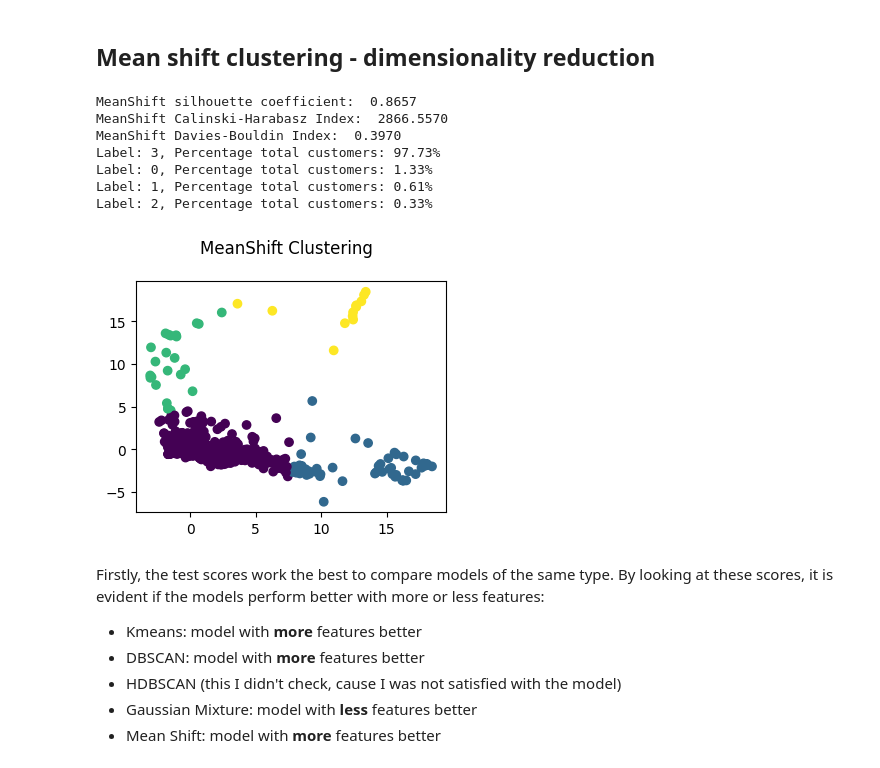
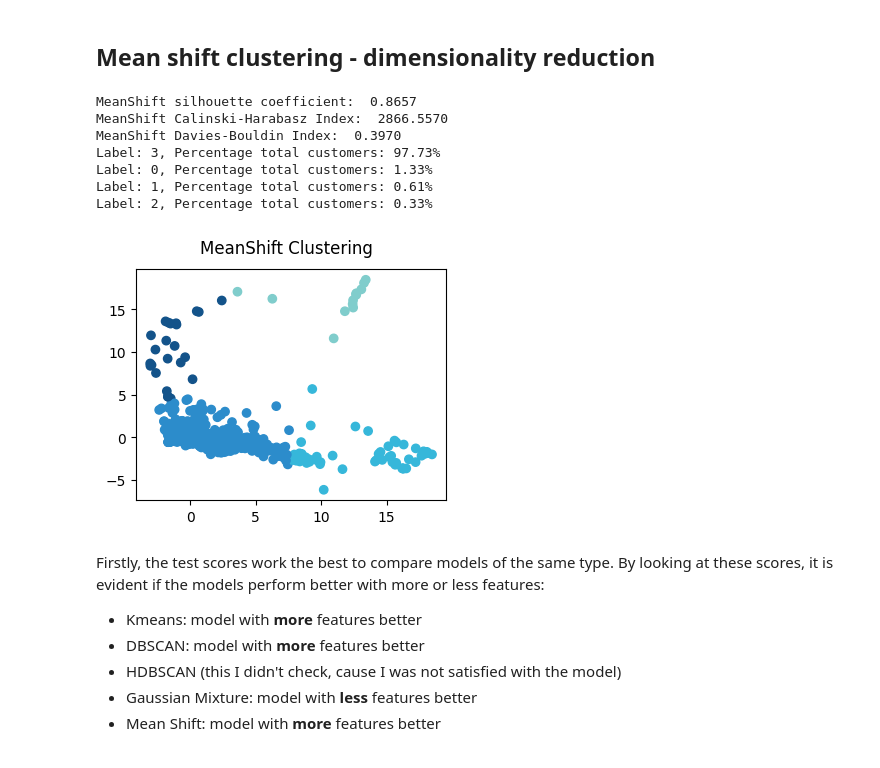
Before and after one commit to dimitsagk/ClientClustering_InventoryForecast, a Jupyter notebook: notebooks/03_ClientClustering_ML-notebook.ipynb, the cells around one changed output. Cells and saved outputs as stored; diff of their text form; code cells hidden in the pictures.

```diff
--- a/notebooks/03_ClientClustering_ML-notebook.ipynb
+++ b/notebooks/03_ClientClustering_ML-notebook.ipynb
@@ -632,25 +653,26 @@ Label: 0, Percentage total customers: 1.25%
 [figure]
 # %% [markdown]
 ## Mean shift clustering - dimensionality reduction
+# %%
+# Function, with bandwidth=5 and isomap applied for the clustering defined in the functions.py
+cust_mshift2 = mshift_model(cust_norm_clip_stndrd_reduced,5)
+# %% [output]
+MeanShift silhouette coefficient:  0.8657
+MeanShift Calinski-Harabasz Index:  2866.5570
+MeanShift Davies-Bouldin Index:  0.3970
+Label: 3, Percentage total customers: 97.73%
+Label: 0, Percentage total customers: 1.33%
+Label: 1, Percentage total customers: 0.61%
+Label: 2, Percentage total customers: 0.33%
 # %%
-# Function, with bandwidth=5 and isomap applied for the clustering defined in the functions.py
-cust_mshift2 = mshift_model(cust_norm_clip_stndrd_reduced,5)
-
 # Plotting the results
 plt.figure(figsize=(4, 3))
-plt.scatter(x=cust_mshift2['Component 1'], y=cust_mshift2['Component 2'], c=cust_mshift2['mshift_labels'])
-plt.suptitle("MeanShift Clustering", y=1.02)
+plt.scatter(x=cust_mshift2['Component 1'], y=cust_mshift2['Component 2'], c=cust_mshift2['mshift_labels'], cmap=ListedColormap(['#2C8CCB', '#36B7DA', '#13538A', '#80CDCC']))
+plt.suptitle("MeanShift Clustering")
 plt.savefig("../images/mshift.png", bbox_inches='tight')
 plt.show()
 # %% [output]
-MeanShift silhouette coefficient:  0.8657
-MeanShift Calinski-Harabasz Index:  2866.5570
-MeanShift Davies-Bouldin Index:  0.3970
-Label: 3, Percentage total customers: 97.73%
-Label: 0, Percentage total customers: 1.33%
-Label: 1, Percentage total customers: 0.61%
-Label: 2, Percentage total customers: 0.33%
-[figure, old version]
+[figure, new version]
 # %%
 # update
 # %% [markdown]
```
Also changed, not shown: parts of 32 cells of this notebook.
